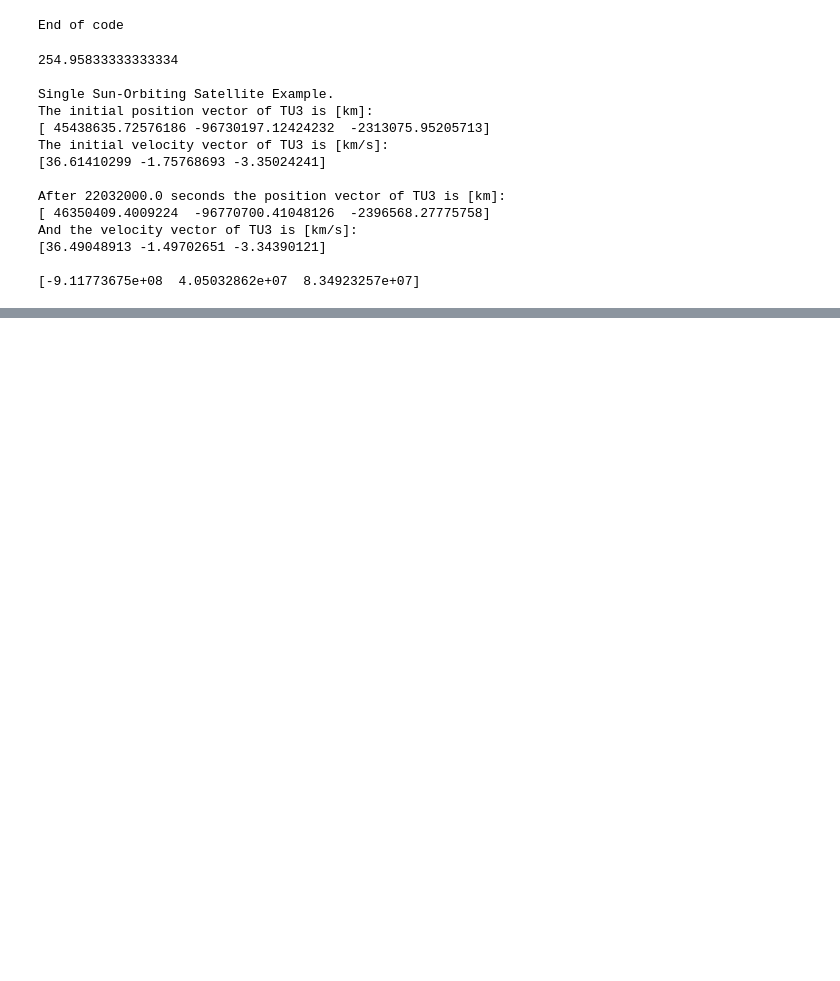
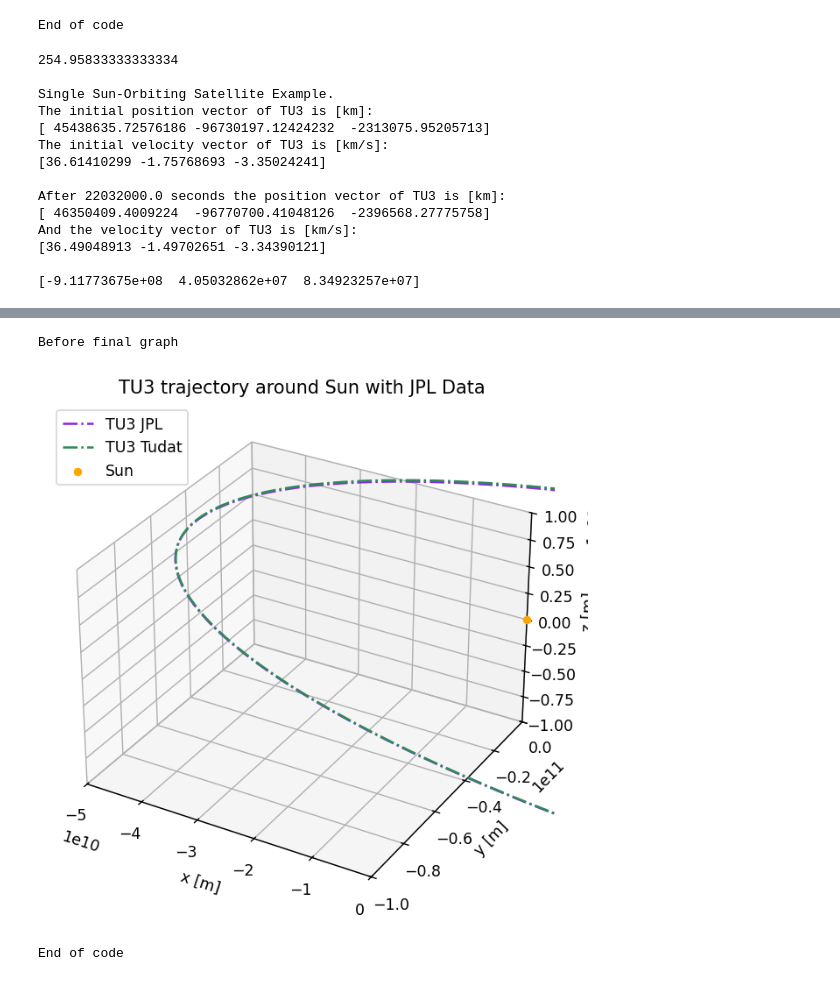
Before and after one commit to PocketBloom/Bachelor_Project, a Jupyter notebook: TU3/TU3_orbit_simple.ipynb, the cells around one changed output, grey strips where cells are left out. Cells and saved outputs as stored; diff of their text form; code cells hidden in the pictures; blank space fills up the shorter version.

```diff
--- a/TU3/TU3_orbit_simple.ipynb
+++ b/TU3/TU3_orbit_simple.ipynb
@@ -456,33 +568,37 @@ And the velocity vector of TU3 is [km/s]:
 # %%
 
-# # Printing the orbit:
+# Printing the orbit:
 
-# # Define a 3D figure using pyplot
-# fig = plt.figure(figsize=(6,6), dpi=125)
-# ax = fig.add_subplot(111, projection='3d')
-# ax.set_title(f'TU3 trajectory around Sun with JPL Data')
+# Define a 3D figure using pyplot
+fig = plt.figure(figsize=(6,6), dpi=125)
+ax = fig.add_subplot(111, projection='3d')
+ax.set_title(f'TU3 trajectory around Sun with JPL Data')
 
-# # Plot the positional state history
-# ax.plot(x_JPL, y_JPL, z_JPL, label="TU3 JPL", color='blueviolet', linestyle='-.')
-# ax.plot(states_array_TU3[:, 1], states_array_TU3[:, 2], states_array_TU3[:, 3], label="TU3 Tudat", color='seagreen', linestyle='-.')
-# ax.scatter(0.0, 0.0, 0.0, label="Sun", marker='o', color='orange')
+# Plot the positional state history
+ax.plot(x_JPL, y_JPL, z_JPL, label="TU3 JPL", color='blueviolet', linestyle='-.')
+ax.plot(states_array_TU3[:, 1], states_array_TU3[:, 2], states_array_TU3[:, 3], label="TU3 Tudat", color='seagreen', linestyle='-.')
+ax.scatter(0.0, 0.0, 0.0, label="Sun", marker='o', color='orange')
 
-# print("Before final graph")
+print("Before final graph")
 
-# # Add the legend and labels, then show the plot
-# ax.legend()
-# ax.set_xlabel('x [m]')
-# ax.set_ylabel('y [m]')
-# ax.set_zlabel('z [m]')
-# ax.set_xlim(-0.5e11, 0)
-# ax.set_ylim(-1e11, 0)
-# ax.set_zlim(-1e11, 1e11)
+# Add the legend and labels, then show the plot
+ax.legend()
+ax.set_xlabel('x [m]')
+ax.set_ylabel('y [m]')
+ax.set_zlabel('z [m]')
+ax.set_xlim(-0.5e11, 0)
+ax.set_ylim(-1e11, 0)
+ax.set_zlim(-1e11, 1e11)
 
-# #ax.set_aspect('equal')
-# plt.show()
-# plt.close('all')
+#ax.set_aspect('equal')
+plt.show()
+plt.close('all')
 
-# print("End of code")
+print("End of code")
+# %% [output]
+Before final graph
+[figure, added]
+End of code
 # %%
 # # Viasualisation with code:
 
```
Also changed, not shown: parts of 7 cells of this notebook.
